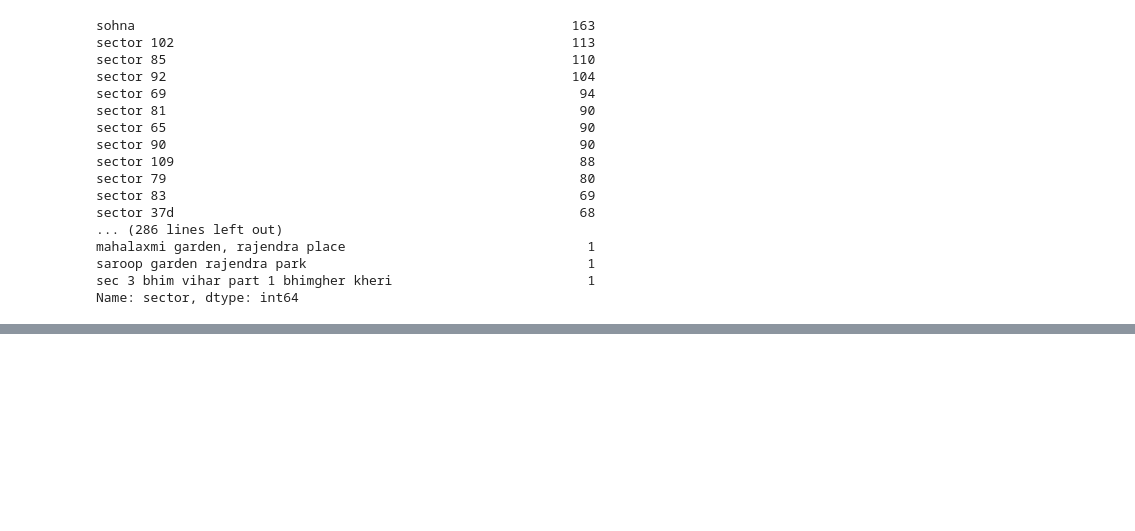
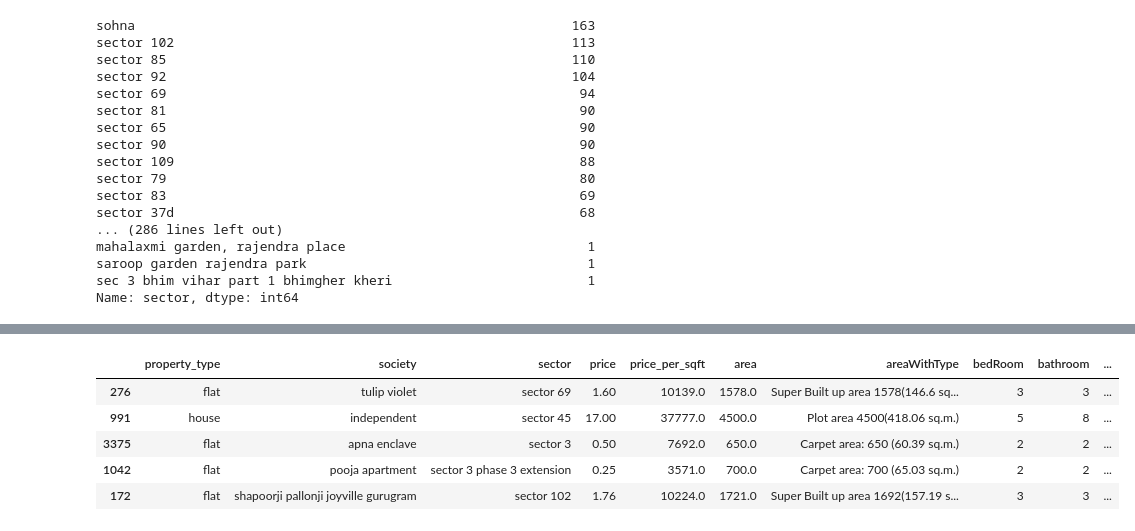
Before and after one commit to samirKeshwani2201/Real-Estate-Project, a Jupyter notebook: data-preprocessing-level-2.ipynb, the cells around one changed output, grey strips where cells are left out. Drawn from its saved outputs; the diff is of its cells as text; code cells hidden in the pictures; blank space fills up the shorter version.

```diff
--- a/data-preprocessing-level-2.ipynb
+++ b/data-preprocessing-level-2.ipynb
@@ -173,0 +268,9 @@ df['sector'] = df['sector'].str.replace('ashok vihar phase 2','sector 5')
+# %%
+df.sample(5)
+# %% [output]
+|  | property_type | society | sector | price | price_per_sqft | area | areaWithType | bedRoom | bathroom | ... |
+| 276 | flat | tulip violet | sector 69 | 1.60 | 10139.0 | 1578.0 | Super Built up area 1578(146.6 sq... | 3 | 3 | ... |
+| 991 | house | independent | sector 45 | 17.00 | 37777.0 | 4500.0 | Plot area 4500(418.06 sq.m.) | 5 | 8 | ... |
+| 3375 | flat | apna enclave | sector 3 | 0.50 | 7692.0 | 650.0 | Carpet area: 650 (60.39 sq.m.) | 2 | 2 | ... |
+| 1042 | flat | pooja apartment | sector 3 phase 3 extension | 0.25 | 3571.0 | 700.0 | Carpet area: 700 (65.03 sq.m.) | 2 | 2 | ... |
+| 172 | flat | shapoorji pallonji joyville gurugram | sector 102 | 1.76 | 10224.0 | 1721.0 | Super Built up area 1692(157.19 s... | 3 | 3 | ... |
```
Also changed, not shown: parts of 15 cells of this notebook, 6 other files.
